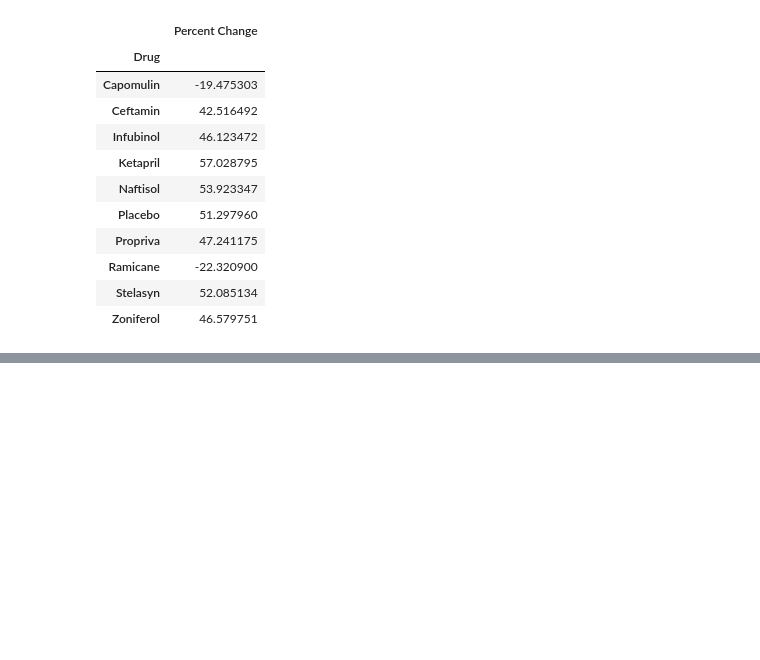
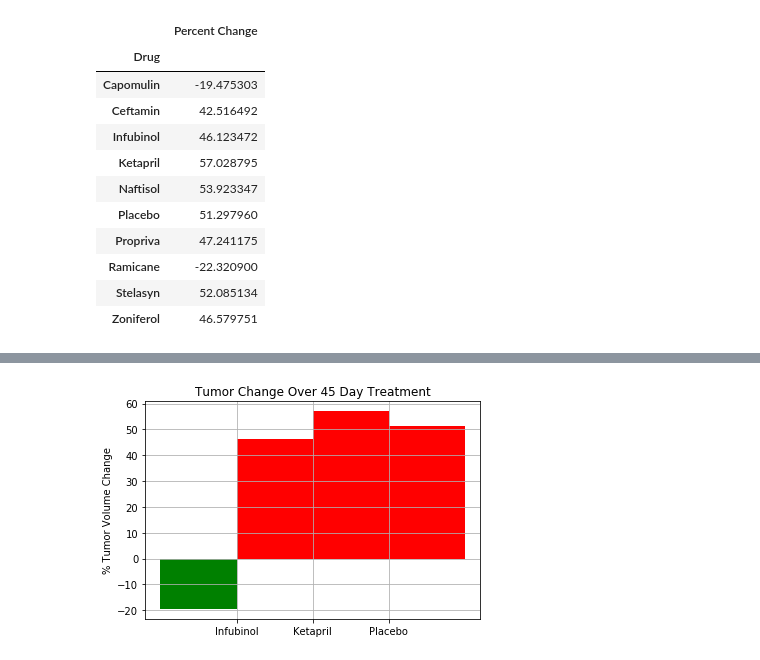
Before and after one commit to olutomiwaxl/Pymaceuticals2, a Jupyter notebook: pymaceuticals_starter.ipynb, the cells around one changed output, grey strips where cells are left out. Saved outputs shown, nothing was run; the diff lists cells and outputs as text; code cells hidden in the pictures; blank space fills up the shorter version.

```diff
--- a/pymaceuticals_starter.ipynb
+++ b/pymaceuticals_starter.ipynb
@@ -322,0 +333,44 @@ fig.show()
+# %%
+# Store all Relevant Percent Changes into a Tuple
+drugs_df = pd.DataFrame(drug_perc)
+
+drugs_df["Drug"] = drugs_df.index
+
+
+# Splice the data between passing and failing drugs
+drugs_x_negative_growth = drugs_df.loc[drugs_df["Percent Change"] < 0,"Percent Change"]
+drugs_x_positive_growth = drugs_df.loc[drugs_df["Percent Change"] >= 0,"Percent Change"]
+tumor_y = drugs_df["Percent Change"]
+
+fig, ax = plt.subplots()
+
+# width = -5
+# ax.barh(tumor_y, width, color="blue") #??
+x_axis = np.arange(0,1)
+ax.set_xticks(x_axis)
+tick_label = drugs_df.loc[drugs_df["Percent Change"] < 0,'Drug']
+ax.bar(x_axis, drugs_x_negative_growth, color='g', tick_label = tick_label, align="edge",width=1, linewidth=10)
+tick_locations = tick_label
+x_axis = np.arange(1,4)
+ax.set_xticks(x_axis+1)
+tick_labels = drugs_df.loc[drugs_df["Percent Change"] >= 0,'Drug']
+ax.bar(x_axis, drugs_x_positive_growth, color='r', tick_label = tick_labels, align="edge",width=1, linewidth=10)
+tick_locations = [value for value in tick_label]
+# Orient widths. Add labels, tick marks, etc.
+plt.title("Tumor Change Over 45 Day Treatment")
+plt.ylabel("% Tumor Volume Change")
+plt.grid(b=None, which='major', axis='both')
+
+# Use functions to label the percentages of changes
+
+
+# Call functions to implement the function calls
+
+
+# Save the Figure
+
+
+# Show the Figure
+#fig.show()
+# %% [output]
+[figure, added]
```
Also changed, not shown: parts of 3 cells of this notebook.
